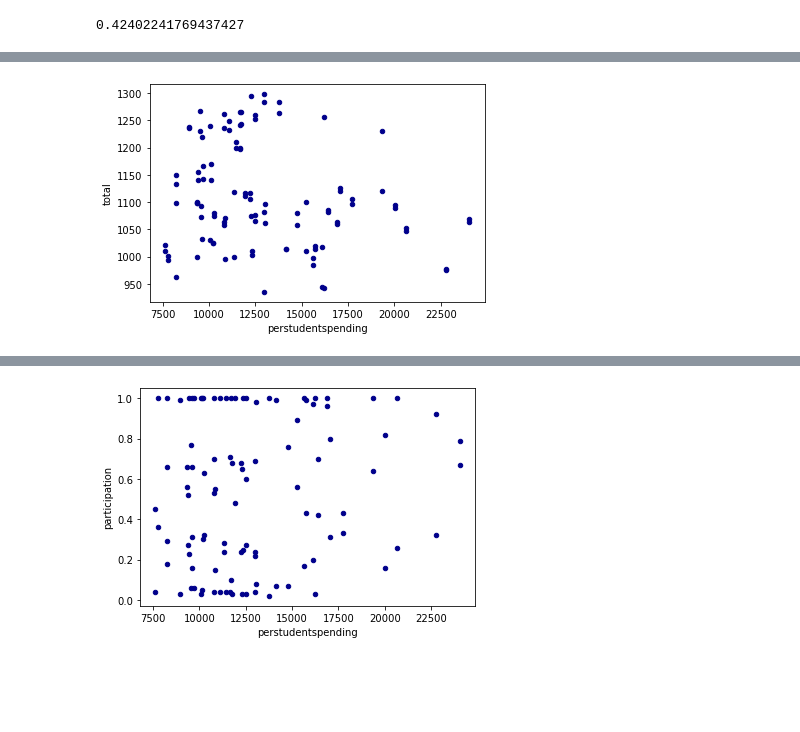
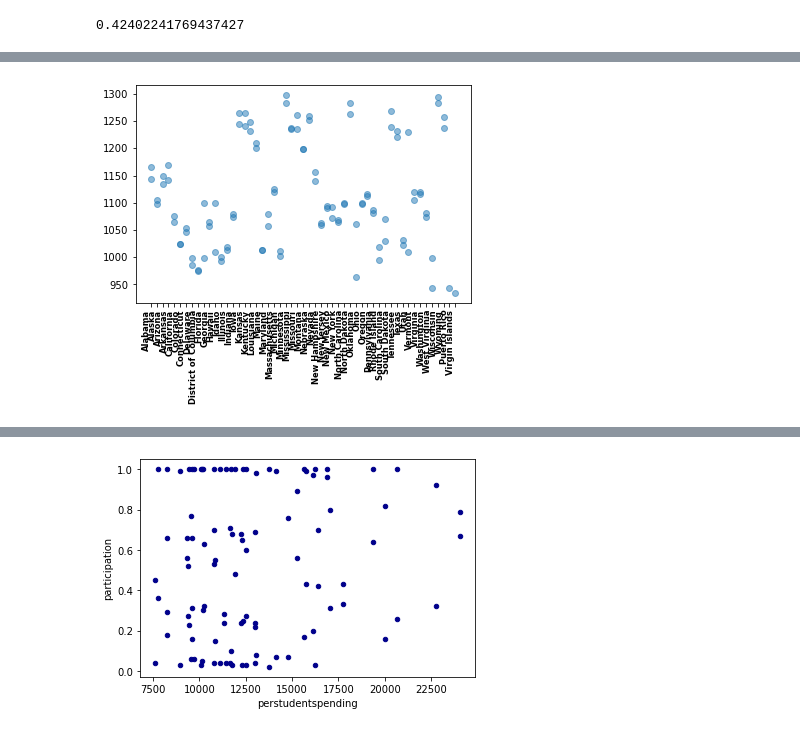
Before and after one commit to and-scott/test-score-project, a Jupyter notebook: project_1_starter_code.ipynb, the cells around one changed output, grey strips where cells are left out. Saved outputs shown, nothing was run; the diff lists cells and outputs as text; code cells hidden in the pictures; blank space fills up the shorter version.

```diff
--- a/project_1_starter_code.ipynb
+++ b/project_1_starter_code.ipynb
@@ -830,6 +632,12 @@ dfsat.boxplot
-# %%
-ax1 = dfsat.plot.scatter(x='perstudentspending',
-                      y='total',
-                      c='DarkBlue')
-# %% [output]
-[figure, removed]
+# %%
+#a visualization to see the variance
+plt.scatter(dfsat['state'], dfsat['total'], alpha=0.5)
+plt.xticks(
+    rotation=90,
+    horizontalalignment='right',
+    fontweight='heavy',
+    fontsize='small'
+)
+plt.show()
+# %% [output]
+[figure, added]
```
Also changed, not shown: parts of 75 cells of this notebook, 3 other files.
